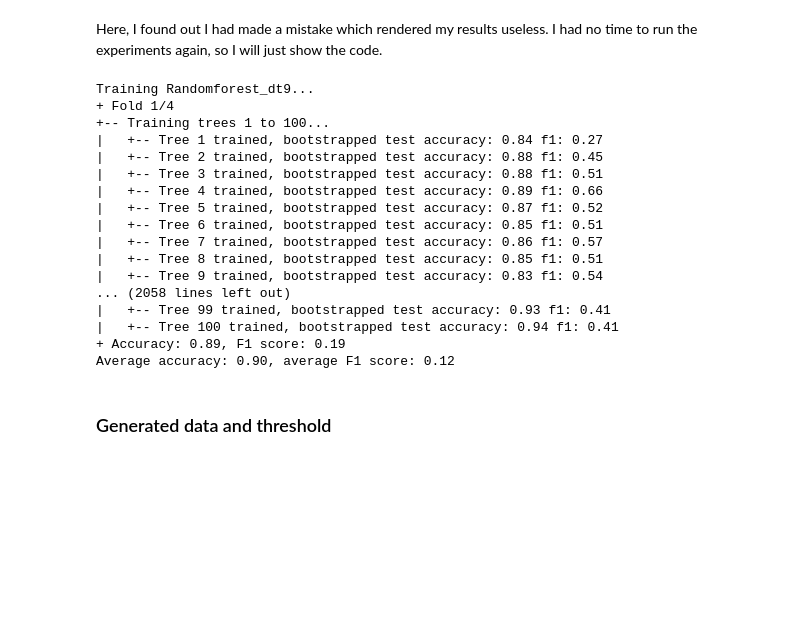
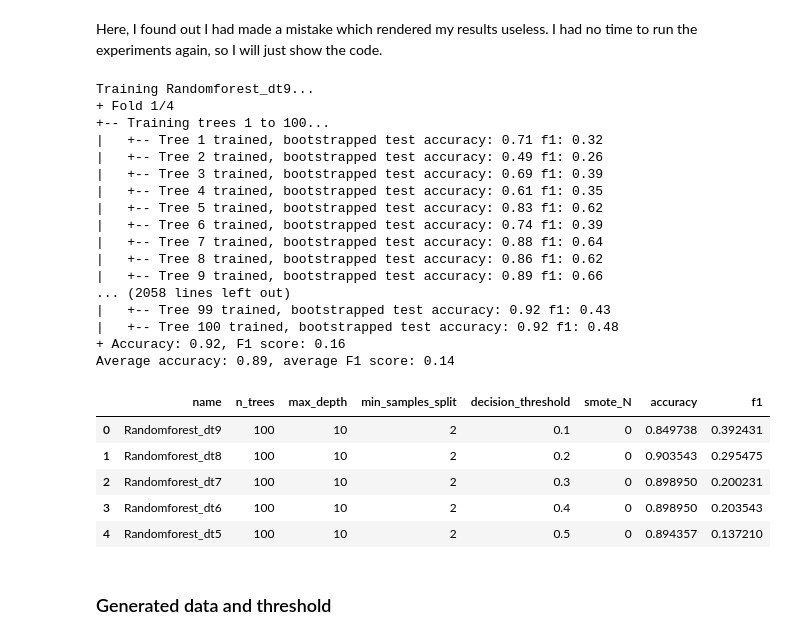
Before and after one commit to Vileh/QMUL-Data-Analytics-Courseworks, a Jupyter notebook: ML/notebook.ipynb, the cells around one changed output. Drawn from its saved outputs; the diff is of its cells as text; code cells hidden in the pictures; blank space fills up the shorter version.

```diff
--- a/ML/notebook.ipynb
+++ b/ML/notebook.ipynb
@@ -388,7 +388,7 @@ class RandomForest():
         self.depths = []
 
     def _terminal_node(self, y):
-        return y.mean() >= 0.5
+        return y.mean() >= self.decision_threshold
 
     def _get_best_split(self, X, y):
         # Draw random features depending on max_features
@@ -511,7 +511,7 @@ class RandomForest():
         predictions = []
         for tree in self.trees:
             predictions.append(self._tree_prediction(X, tree))
-        return np.mean(predictions, axis=0) >= self.decision_threshold
+        return np.mean(predictions, axis=0) >= 0.5
 
     # Let's now define a function to evaluate the test accuracy of the whole forest
     def evaluate_accuracy(self, X_test, y_test):
@@ -534,9 +531,0 @@ y_train = data['Rejected']
-# %%
-# Define the model
-full_depth = RandomForest(name='Full depth', n_trees=1, bootstrap=False)
-
-# Train the model
-full_depth.train(X_train, y_train)
-
-print("Single tree accuracy on the training set:", full_depth.evaluate_accuracy(X_train, y_train)[0])
-print("Tree depth:", full_depth.get_tree_depth(full_depth.trees[0]))
@@ -606,22 +591,31 @@ for model in models:
 Training Randomforest_dt9...
 + Fold 1/4
 +-- Training trees 1 to 100...
-|   +-- Tree 1 trained, bootstrapped test accuracy: 0.84 f1: 0.27
-|   +-- Tree 2 trained, bootstrapped test accuracy: 0.88 f1: 0.45
-|   +-- Tree 3 trained, bootstrapped test accuracy: 0.88 f1: 0.51
-|   +-- Tree 4 trained, bootstrapped test accuracy: 0.89 f1: 0.66
-|   +-- Tree 5 trained, bootstrapped test accuracy: 0.87 f1: 0.52
-|   +-- Tree 6 trained, bootstrapped test accuracy: 0.85 f1: 0.51
-|   +-- Tree 7 trained, bootstrapped test accuracy: 0.86 f1: 0.57
-|   +-- Tree 8 trained, bootstrapped test accuracy: 0.85 f1: 0.51
-|   +-- Tree 9 trained, bootstrapped test accuracy: 0.83 f1: 0.54
+|   +-- Tree 1 trained, bootstrapped test accuracy: 0.71 f1: 0.32
+|   +-- Tree 2 trained, bootstrapped test accuracy: 0.49 f1: 0.26
+|   +-- Tree 3 trained, bootstrapped test accuracy: 0.69 f1: 0.39
+|   +-- Tree 4 trained, bootstrapped test accuracy: 0.61 f1: 0.35
+|   +-- Tree 5 trained, bootstrapped test accuracy: 0.83 f1: 0.62
+|   +-- Tree 6 trained, bootstrapped test accuracy: 0.74 f1: 0.39
+|   +-- Tree 7 trained, bootstrapped test accuracy: 0.88 f1: 0.64
+|   +-- Tree 8 trained, bootstrapped test accuracy: 0.86 f1: 0.62
+|   +-- Tree 9 trained, bootstrapped test accuracy: 0.89 f1: 0.66
 ... (2058 lines left out)
-|   +-- Tree 99 trained, bootstrapped test accuracy: 0.93 f1: 0.41
-|   +-- Tree 100 trained, bootstrapped test accuracy: 0.94 f1: 0.41
-+ Accuracy: 0.89, F1 score: 0.19
-Average accuracy: 0.90, average F1 score: 0.12
+|   +-- Tree 99 trained, bootstrapped test accuracy: 0.92 f1: 0.43
+|   +-- Tree 100 trained, bootstrapped test accuracy: 0.92 f1: 0.48
++ Accuracy: 0.92, F1 score: 0.16
+Average accuracy: 0.89, average F1 score: 0.14
 # %%
 results_dt.to_csv('results/results_dt.csv', index=False)
+# %%
+results_dt
+# %% [output]
+|  | name | n_trees | max_depth | min_samples_split | decision_threshold | smote_N | accuracy | f1 |
+| 0 | Randomforest_dt9 | 100 | 10 | 2 | 0.1 | 0 | 0.849738 | 0.392431 |
+| 1 | Randomforest_dt8 | 100 | 10 | 2 | 0.2 | 0 | 0.903543 | 0.295475 |
+| 2 | Randomforest_dt7 | 100 | 10 | 2 | 0.3 | 0 | 0.898950 | 0.200231 |
+| 3 | Randomforest_dt6 | 100 | 10 | 2 | 0.4 | 0 | 0.898950 | 0.203543 |
+| 4 | Randomforest_dt5 | 100 | 10 | 2 | 0.5 | 0 | 0.894357 | 0.137210 |
 # %% [markdown]
 ### Generated data and threshold
 # %% [markdown]
```
Also changed, not shown: parts of 8 cells of this notebook.
